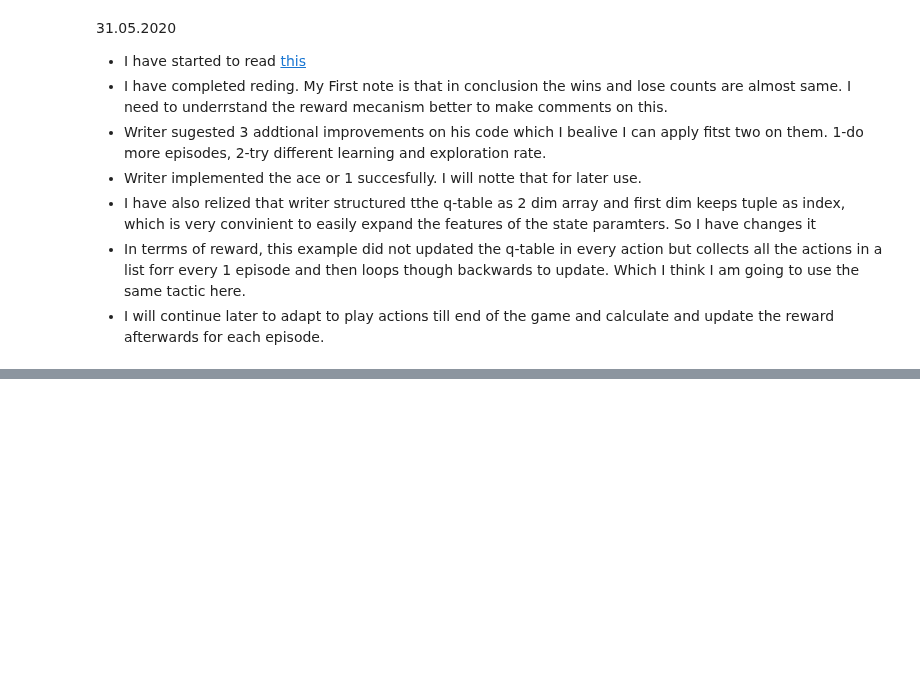
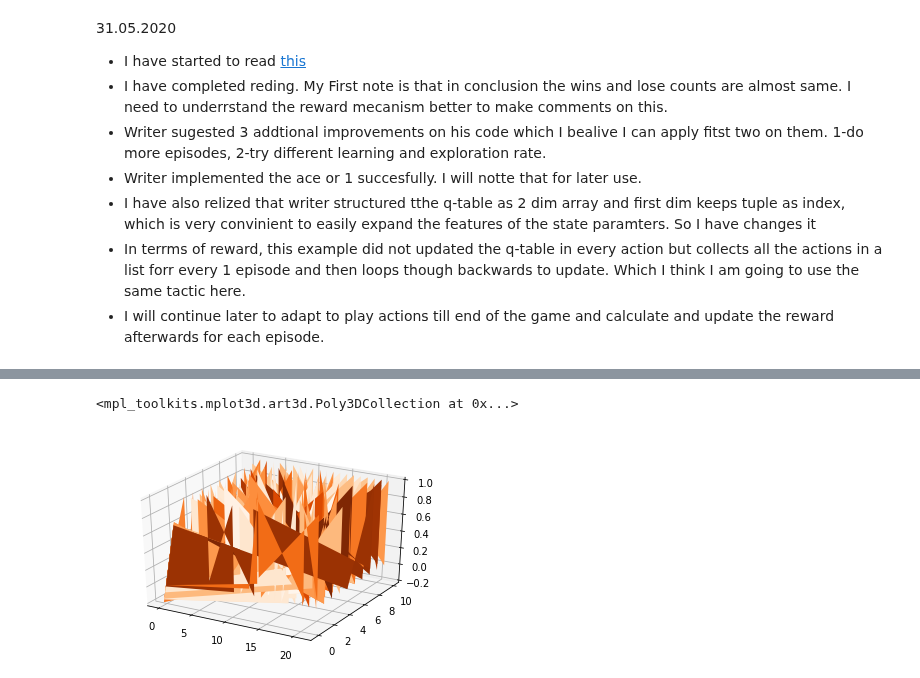
Before and after one commit to hakanonal/blackjack, a Jupyter notebook: experiment.ipynb, the cells around one changed output, grey strips where cells are left out. Cells and saved outputs as stored; diff of their text form; code cells hidden in the pictures; blank space fills up the shorter version.

Commit message:
almost completed project

```diff
--- a/experiment.ipynb
+++ b/experiment.ipynb
@@ -182,12 +221,14 @@ class environment:
 # %%
 config = {
-    'discount': 0.95,
+    'discount': 0.5,
     'exploration_rate':0.5,
-    'decay_factor':0.999,
-    'learning_rate':1,
-    'episode':1000
+    'decay_factor':0.9999,
+    'learning_rate':0.0001,
+    'episode':1000000,
+    'debug' : 0,
 }
 
 e = environment(config=config)
 e.start()
 e.agent.save()
+e.metrics
@@ -195,0 +244,3 @@ KeyError: (4, 22)
+# %%
+e.agent.load()
+e.agent.q_table
@@ -195,0 +265,28 @@ KeyError: (4, 22)
+# %%
+X = []
+Y = []
+Z = []
+for state,alist in e.agent.q_table.items():
+    if(state[0] > 21):
+        continue
+    if(state[1] > 10):
+        continue
+    X.append([state[0],alist[0]])
+    X.append([state[0],alist[1]])
+    Y.append([state[1],alist[0]])
+    Y.append([state[1],alist[1]])
+    Z.append([0,alist[0]])
+    Z.append([1,alist[1]])
+
+X = np.array(X)
+Y = np.array(Y)
+Z = np.array(Z)
+# %%
+import matplotlib.pyplot as plt
+from mpl_toolkits.mplot3d import Axes3D
+fig = plt.figure()
+ax = fig.add_subplot(111, projection='3d')
+ax.plot_surface(X,Y,Z,cmap="Oranges")
+# %% [output]
+<mpl_toolkits.mplot3d.art3d.Poly3DCollection at 0x...>
+[figure, added]
```
Also changed, not shown: parts of 6 cells of this notebook, 1 other file.
